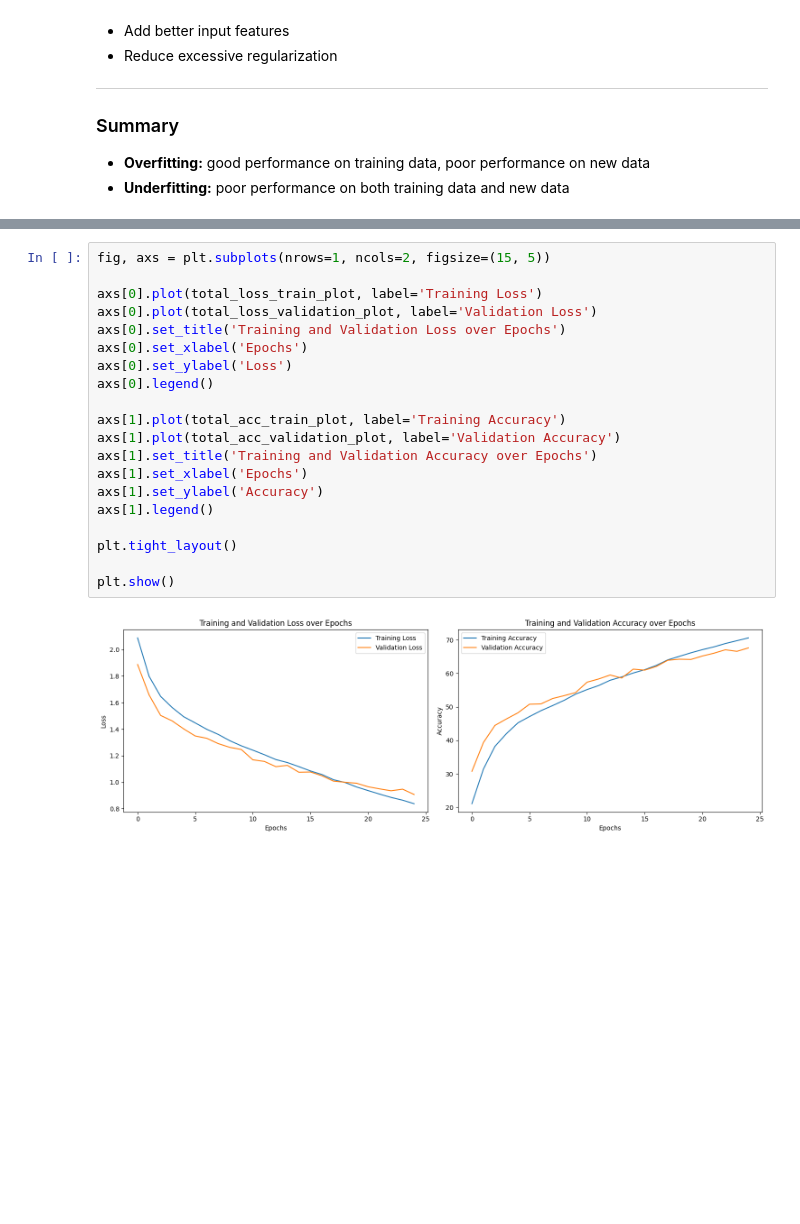
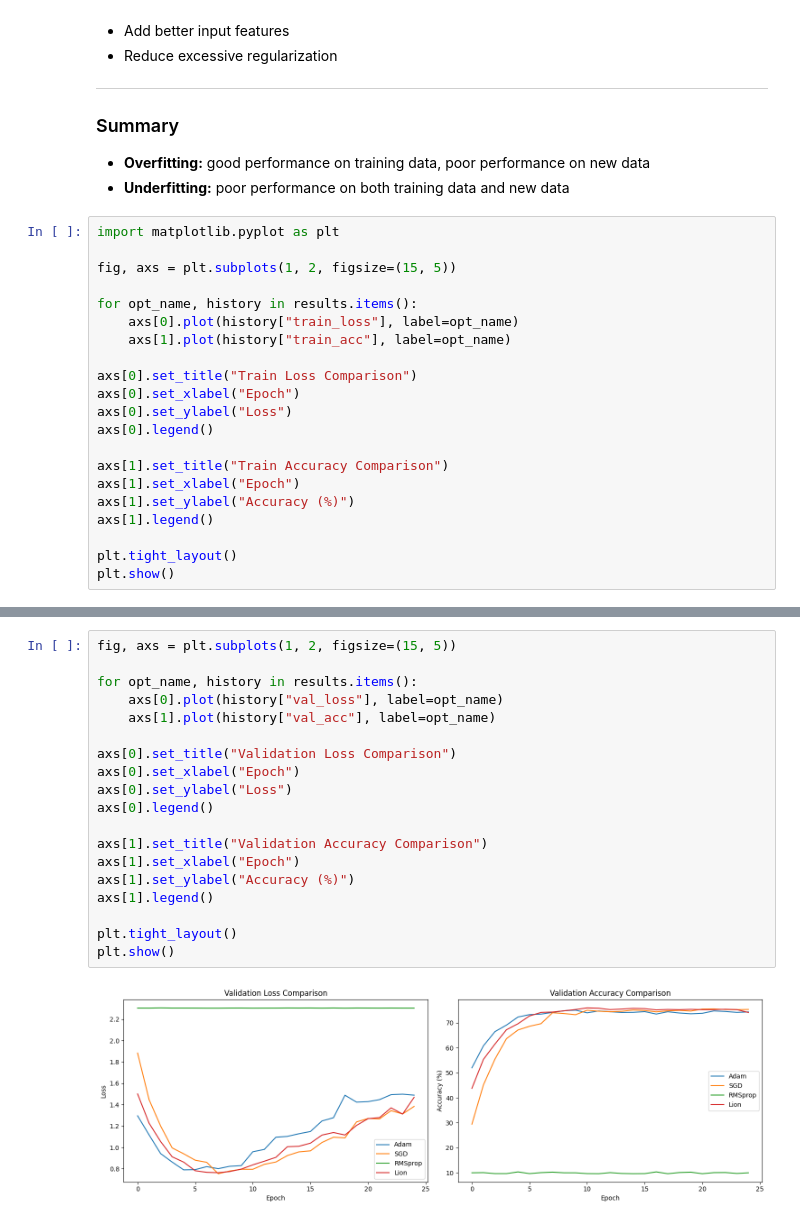
Before and after one commit to Nilufar-Komil/Applications-of-the-Generalized-Stiefel-Manifold-in-NN, a Jupyter notebook: CIFAR_10_+cnn+adam.ipynb, the cells around one changed output, grey strips where cells are left out. Drawn from its saved outputs; the diff is of its cells as text; blank space fills up the shorter version.

```diff
--- a/CIFAR_10_+cnn+adam.ipynb
+++ b/CIFAR_10_+cnn+adam.ipynb
@@ -408,3 +463,24 @@ Underfitting occurs when a model is too simple to learn the underlying patterns
 ### Summary
 - **Overfitting:** good performance on training data, poor performance on new data
 - **Underfitting:** poor performance on both training data and new data
+# %%
+import matplotlib.pyplot as plt
+
+fig, axs = plt.subplots(1, 2, figsize=(15, 5))
+
+for opt_name, history in results.items():
+    axs[0].plot(history["train_loss"], label=opt_name)
+    axs[1].plot(history["train_acc"], label=opt_name)
+
+axs[0].set_title("Train Loss Comparison")
+axs[0].set_xlabel("Epoch")
+axs[0].set_ylabel("Loss")
+axs[0].legend()
+
+axs[1].set_title("Train Accuracy Comparison")
+axs[1].set_xlabel("Epoch")
+axs[1].set_ylabel("Accuracy (%)")
+axs[1].legend()
+
+plt.tight_layout()
+plt.show()
@@ -411,22 +490,21 @@ Underfitting occurs when a model is too simple to learn the underlying patterns
 # %%
-fig, axs = plt.subplots(nrows=1, ncols=2, figsize=(15, 5))
+fig, axs = plt.subplots(1, 2, figsize=(15, 5))
 
-axs[0].plot(total_loss_train_plot, label='Training Loss')
-axs[0].plot(total_loss_validation_plot, label='Validation Loss')
-axs[0].set_title('Training and Validation Loss over Epochs')
-axs[0].set_xlabel('Epochs')
-axs[0].set_ylabel('Loss')
+for opt_name, history in results.items():
+    axs[0].plot(history["val_loss"], label=opt_name)
+    axs[1].plot(history["val_acc"], label=opt_name)
+
+axs[0].set_title("Validation Loss Comparison")
+axs[0].set_xlabel("Epoch")
+axs[0].set_ylabel("Loss")
 axs[0].legend()
 
-axs[1].plot(total_acc_train_plot, label='Training Accuracy')
-axs[1].plot(total_acc_validation_plot, label='Validation Accuracy')
-axs[1].set_title('Training and Validation Accuracy over Epochs')
-axs[1].set_xlabel('Epochs')
-axs[1].set_ylabel('Accuracy')
+axs[1].set_title("Validation Accuracy Comparison")
+axs[1].set_xlabel("Epoch")
+axs[1].set_ylabel("Accuracy (%)")
 axs[1].legend()
 
 plt.tight_layout()
-
 plt.show()
 # %% [output]
-[figure, old version]
+[figure, new version]
```
Also changed, not shown: parts of 14 cells of this notebook.
